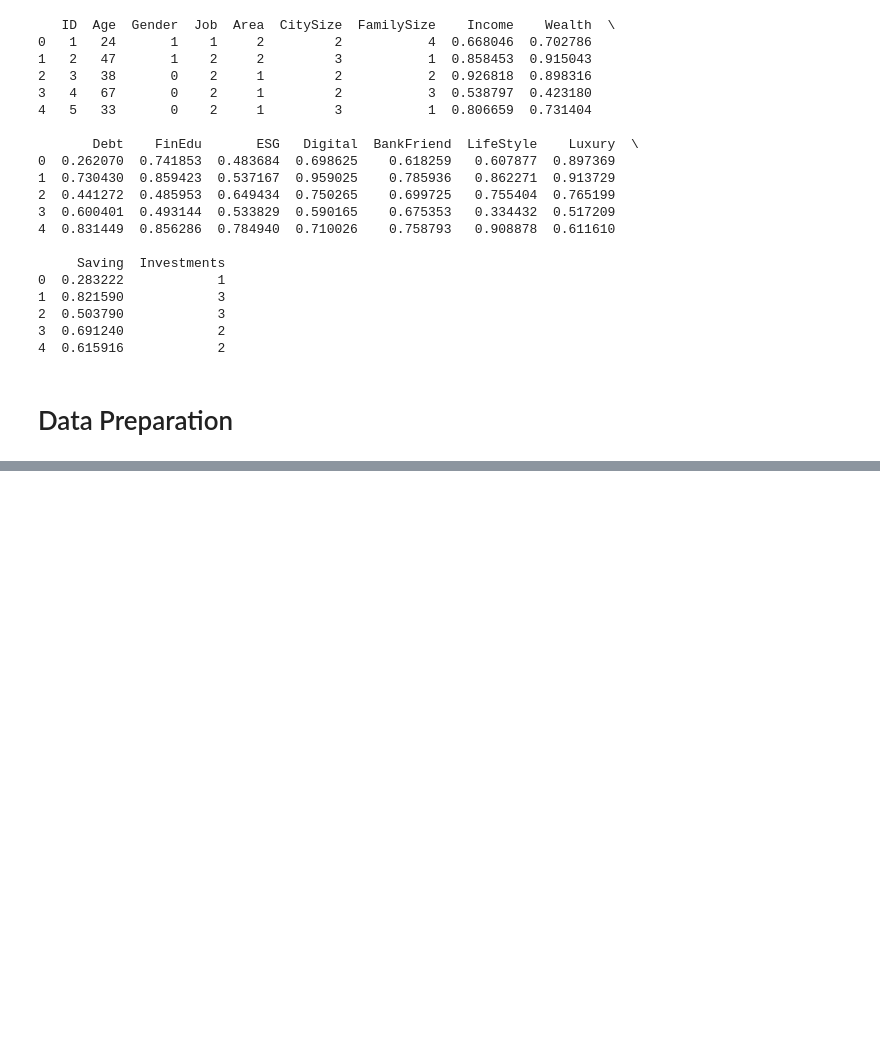
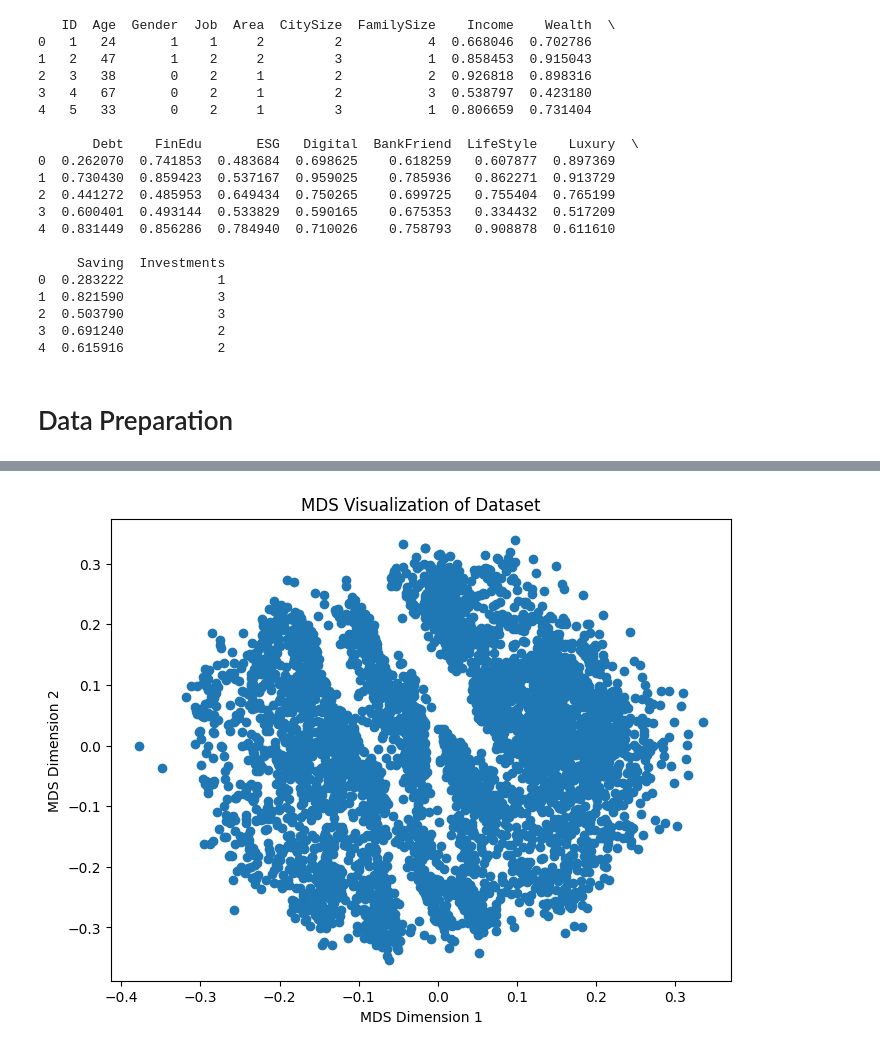
Before and after one commit to Filippo-Galli/Fintech_BC, a Jupyter notebook: BC1/main.ipynb, the cells around one changed output, grey strips where cells are left out. Cells and saved outputs as stored; diff of their text form; code cells hidden in the pictures; blank space fills up the shorter version.

```diff
--- a/BC1/main.ipynb
+++ b/BC1/main.ipynb
@@ -87,0 +200,10 @@ Combined Features Shape: (5000, 22)
+# %%
+# Visualize the reduced data
+plt.figure(figsize=(8, 6))
+plt.scatter(X_reduced[:, 0], X_reduced[:, 1])
+plt.title("MDS Visualization of Dataset")
+plt.xlabel("MDS Dimension 1")
+plt.ylabel("MDS Dimension 2")
+plt.show()
+# %% [output]
+[figure, added]
```
Also changed, not shown: parts of 11 cells of this notebook.
